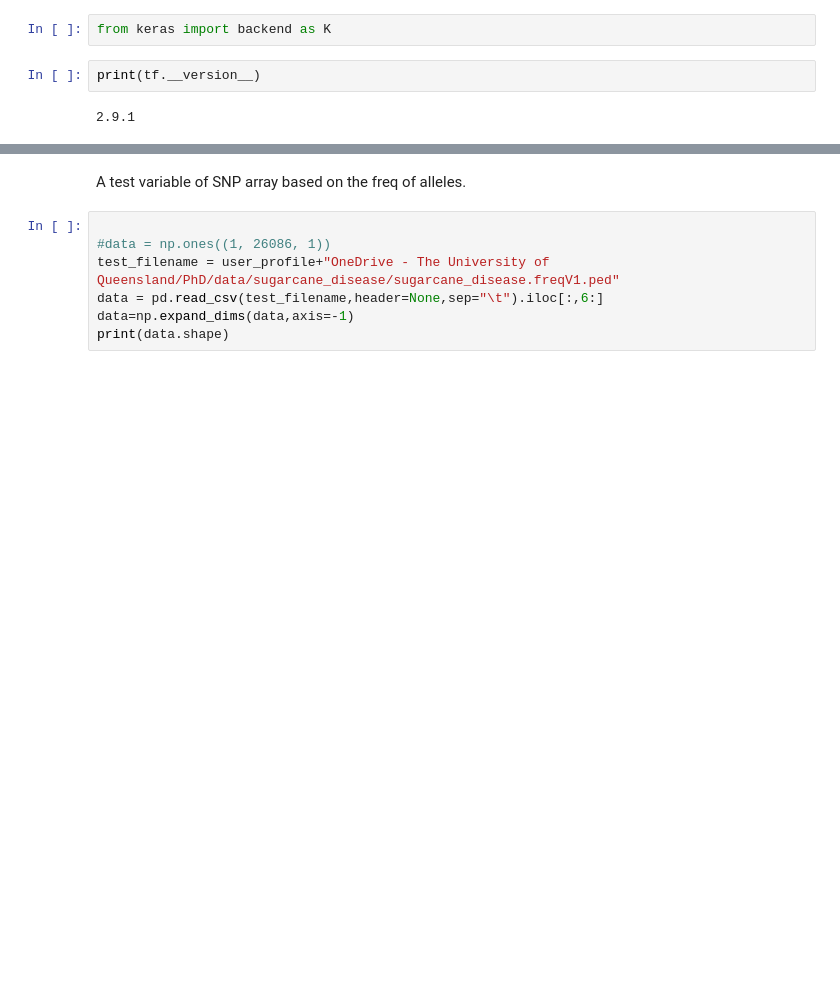
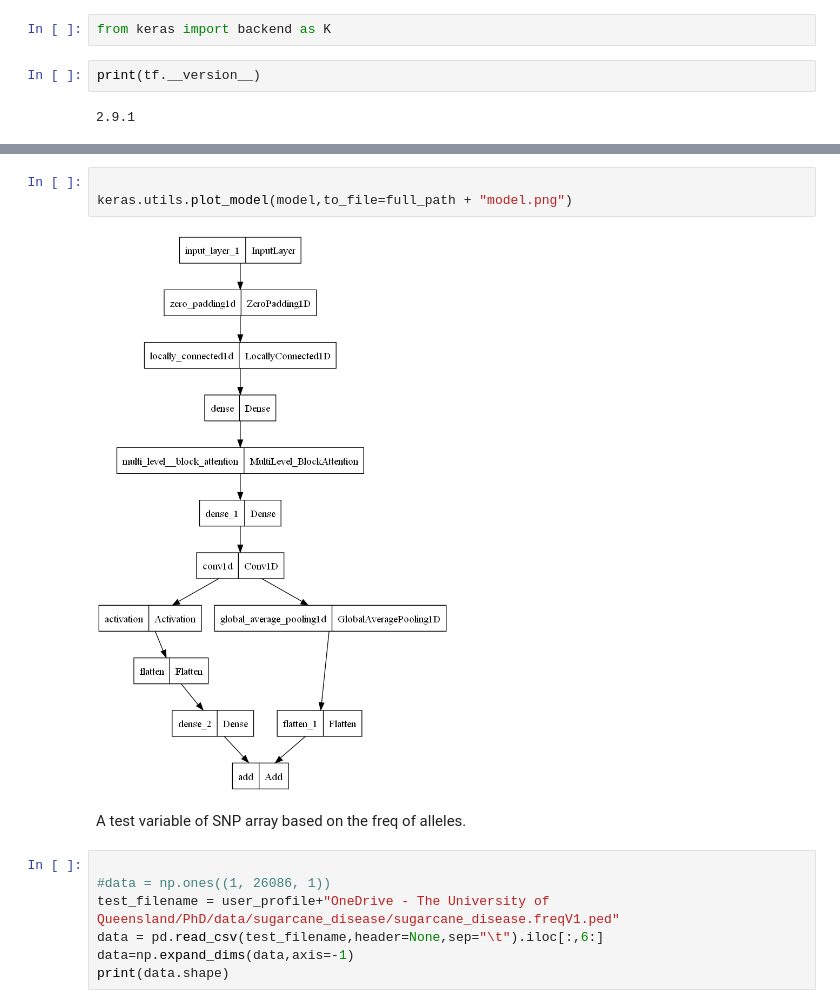
Before and after one commit to CCS-voidBird/PhD_Notebook, a Jupyter notebook: Code/ML_composer/Shap_Model_Interpretation.ipynb, the cells around one changed output, grey strips where cells are left out. Saved outputs shown, nothing was run; the diff lists cells and outputs as text; blank space fills up the shorter version.

```diff
--- a/Code/ML_composer/Shap_Model_Interpretation.ipynb
+++ b/Code/ML_composer/Shap_Model_Interpretation.ipynb
@@ -59,5 +63,10 @@ Trainable params: 7,023,689
 Non-trainable params: 0
 __________________________________________________________________________________________________
+# %%
+
+keras.utils.plot_model(model,to_file=full_path + "model.png")
+# %% [output]
+[figure, added]
 # %% [markdown]
 A test variable of SNP array based on the freq of alleles.
 # %%
```
Also changed, not shown: parts of 3 cells of this notebook.
